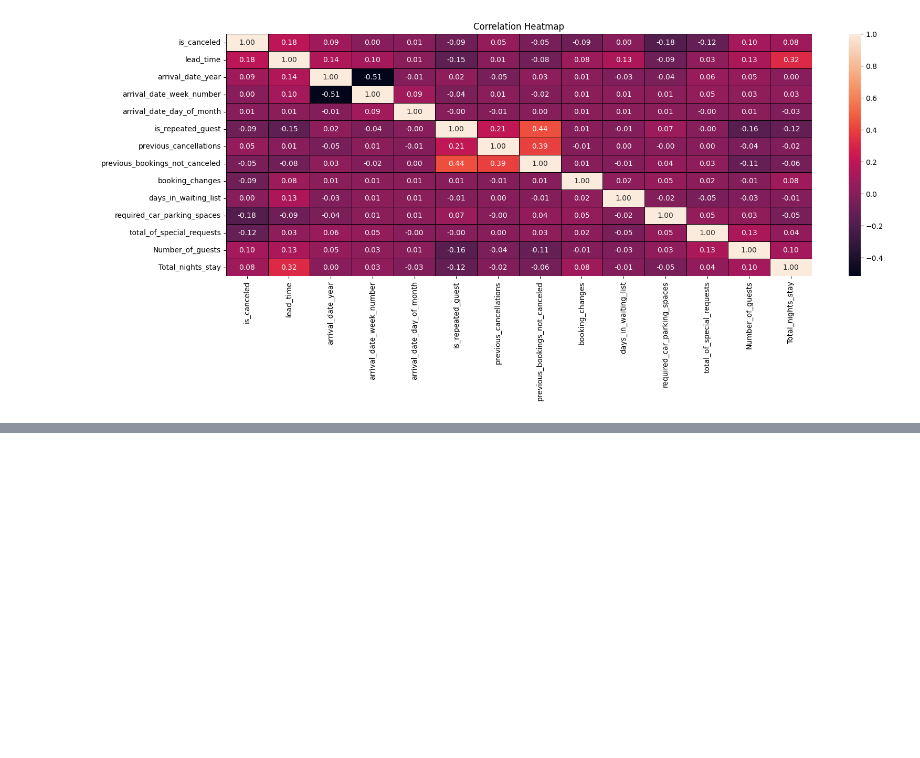
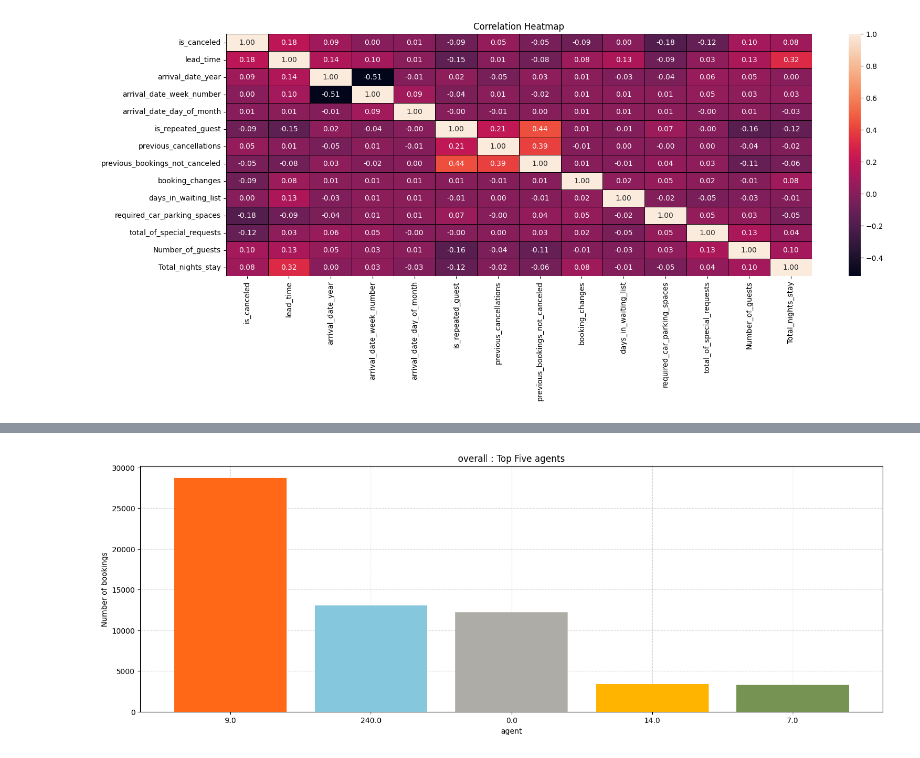
Before and after one commit to HarshitLaloriya/EDA-on-Hotel-Booking-Dataset, a Jupyter notebook: Hotel_Booking_EDA.ipynb, the cells around one changed output, grey strips where cells are left out. Saved outputs shown, nothing was run; the diff lists cells and outputs as text; code cells hidden in the pictures; blank space fills up the shorter version.

```diff
--- a/Hotel_Booking_EDA.ipynb
+++ b/Hotel_Booking_EDA.ipynb
@@ -393,0 +422,5 @@ plt.show()
+# %%
+# top 5 agents : overall
+agent_bookings()
+# %% [output]
+[figure, added]
```
Also changed, not shown: parts of 3 cells of this notebook.
